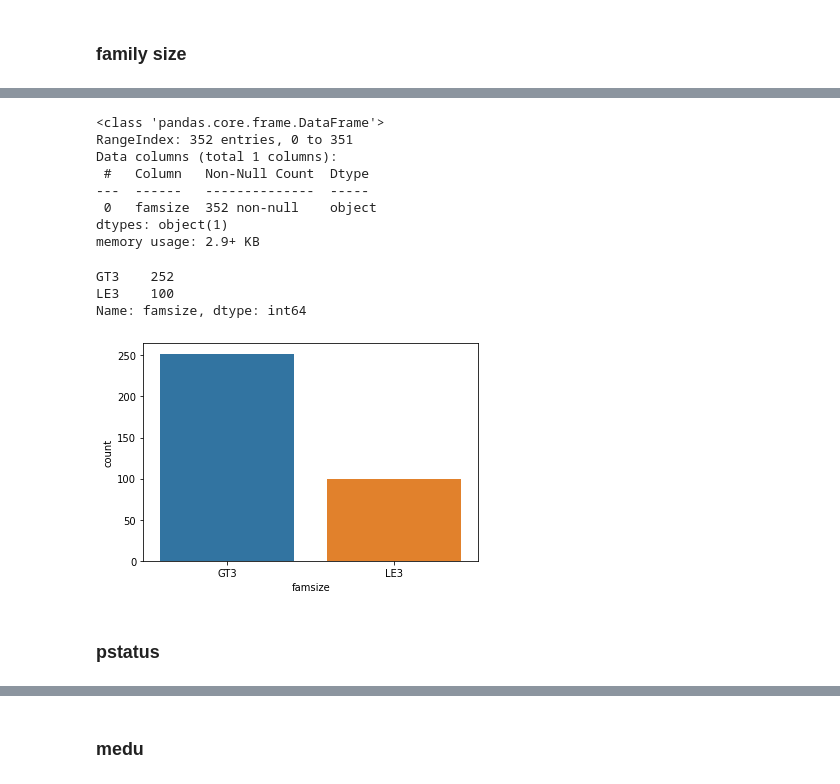
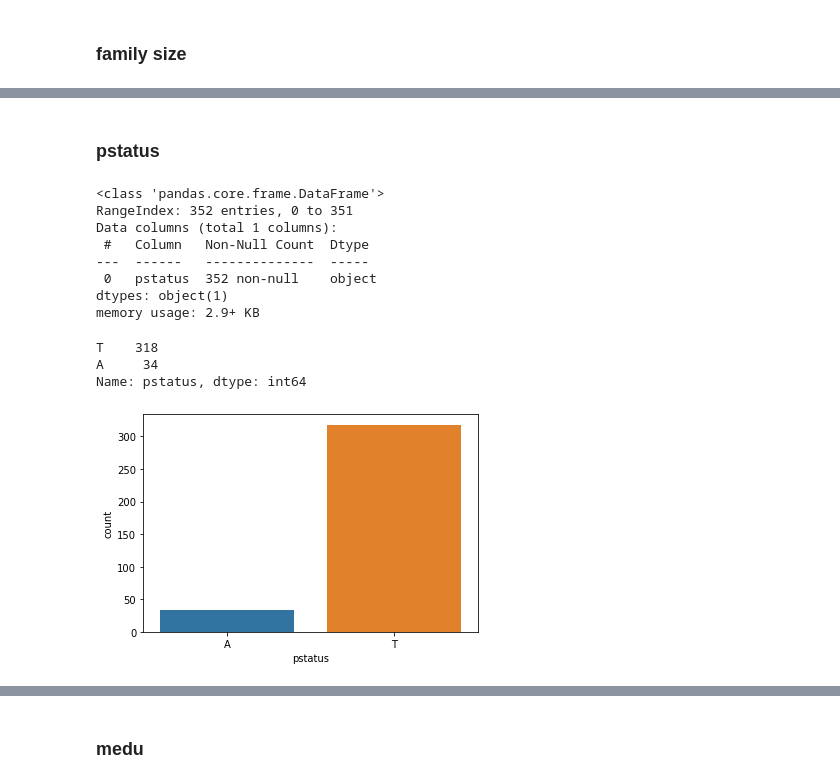
Before and after one commit to Golovolastik/skillfactory_rds, a Jupyter notebook: module_2/stud_math.ipynb, the cells around one changed output, grey strips where cells are left out. Saved outputs shown, nothing was run; the diff lists cells and outputs as text; code cells hidden in the pictures.

```diff
--- a/module_2/stud_math.ipynb
+++ b/module_2/stud_math.ipynb
@@ -145,22 +185,22 @@ df.famsize.fillna(df.famsize.value_counts().idxmax(), inplace = True)
-# %%
-sns.countplot(df.famsize)
-df.loc[:,['famsize']].info()
-df.famsize.value_counts()
-# %% [output]
-<class 'pandas.core.frame.DataFrame'>
-RangeIndex: 352 entries, 0 to 351
-Data columns (total 1 columns):
- #   Column   Non-Null Count  Dtype
----  ------   --------------  -----
- 0   famsize  352 non-null    object
-dtypes: object(1)
-memory usage: 2.9+ KB
-GT3    252
-LE3    100
-Name: famsize, dtype: int64
-[figure, removed]
 # %% [markdown]
 ### pstatus
 # %%
 # Заполним пропуски наиболее часто встречающимся значением
 df.pstatus.fillna(df.pstatus.value_counts().idxmax(), inplace = True)
+
+sns.countplot(df.pstatus)
+df.loc[:,['pstatus']].info()
+df.pstatus.value_counts()
+# %% [output]
+<class 'pandas.core.frame.DataFrame'>
+RangeIndex: 352 entries, 0 to 351
+Data columns (total 1 columns):
+ #   Column   Non-Null Count  Dtype
+---  ------   --------------  -----
+ 0   pstatus  352 non-null    object
+dtypes: object(1)
+memory usage: 2.9+ KB
+T    318
+A     34
+Name: pstatus, dtype: int64
+[figure, added]
```
Also changed, not shown: parts of 21 cells of this notebook.
